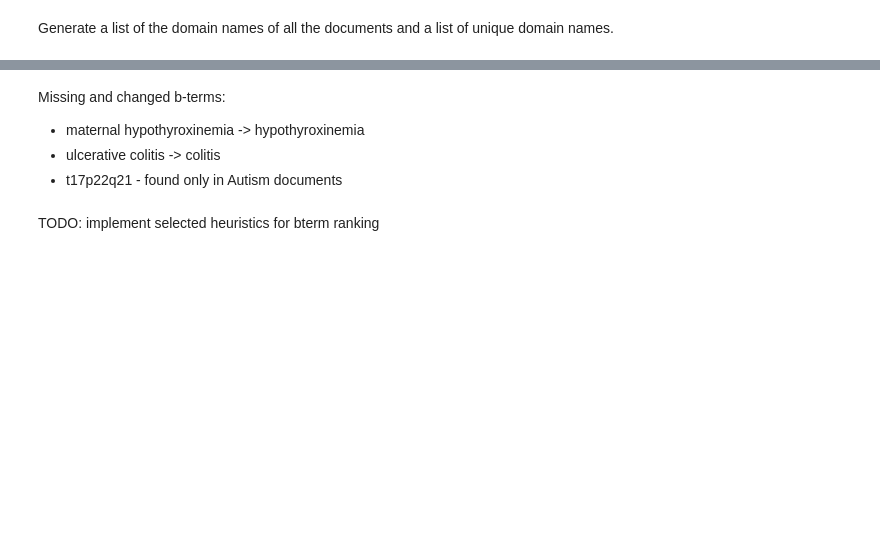
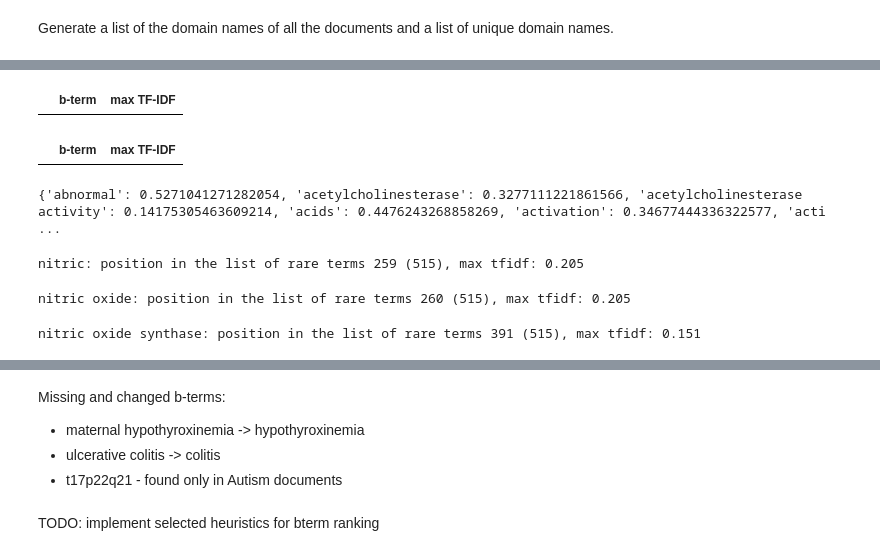
Before and after one commit to BojanCestnik/LBD_book, a Jupyter notebook: notebooks/LBD_mini_CrossBee_alz.ipynb, the cells around one changed output, grey strips where cells are left out. Saved outputs shown, nothing was run; the diff lists cells and outputs as text; code cells hidden in the pictures; blank space fills up the shorter version.

```diff
--- a/notebooks/LBD_mini_CrossBee_alz.ipynb
+++ b/notebooks/LBD_mini_CrossBee_alz.ipynb
@@ -48,5 +64,6 @@ fileName = 'input/61_Alz_GIMB_Crossbee.txt'
 fileName = 'input/f_alzheimer_gimb_outliers_1.txt'
 fileName = 'input/f_alzheimer_gimb_outliers_2.txt'
 fileName = 'input/f_alzheimer_gimb_outliers_3.txt'
+fileName = 'input/f_alzheimer_gimb_outliers_5.txt'
 lines = LBD_01_data_acquisition.load_data_from_file(fileName)
 lines[:7]
@@ -57,0 +88,23 @@ lines[:7]
+# %%
+# 1. Load data
+mesh_lines = LBD_01_data_acquisition.load_data_from_file("input/MESH_D08_D12.txt")
+
+# 2. Dictionary construction
+mesh_docs_dict = LBD_02_data_preprocessing.construct_dict_from_list(mesh_lines)
+
+# 3. Pre-processing of documents
+keep_list = []
+remove_list = []
+mesh_prep_docs_dict = LBD_02_data_preprocessing.preprocess_docs_dict(
+    mesh_docs_dict, keep_list = keep_list, remove_list = remove_list, mesh_word_list = [], \
+    cleaning = True, remove_stopwords = True, lemmatization = True, min_word_length = 5)
+
+# 4. Extract pre-processed documents
+mesh_prep_docs_list = LBD_02_data_preprocessing.extract_preprocessed_documents_list(mesh_prep_docs_dict)
+
+# 5. Feature extraction (Bag of Words)
+mesh_word_list, mesh_bow_matrix = LBD_03_feature_extraction.create_bag_of_words(mesh_prep_docs_list, 1, 1)
+
+# print the part of the MeSH list
+print('Number of terms in MeSH D08 and D12 vocabulary: ', len(mesh_word_list))
+print('First 7 words in the mesh_word_list:', mesh_word_list[:7])
@@ -63,9 +125,9 @@ docs_dict = LBD_02_data_preprocessing.construct_dict_from_list(lines)
 keep_list = []
 remove_list = ['alzheimer', 'macrobiota']
 prep_docs_dict = LBD_02_data_preprocessing.preprocess_docs_dict(
-    docs_dict, keep_list = keep_list, remove_list = remove_list, mesh_word_list = [], \
+    docs_dict, keep_list = keep_list, remove_list = remove_list, mesh_word_list = mesh_word_list, \
     cleaning = True, remove_stopwords = True, lemmatization = True, \
-    min_word_length = 4, keep_only_nouns = False)
+    min_word_length = 4, keep_only_nouns = False, keep_only_mesh = True, stemming = False, stem_type = None)
 
 ids_list = LBD_02_data_preprocessing.extract_ids_list(prep_docs_dict)
 prep_docs_list = LBD_02_data_preprocessing.extract_preprocessed_documents_list(prep_docs_dict)
@@ -263,19 +417,33 @@ df[0:25]
 # %%
 df[1201:1225]
+# %% [output]
+|  | b-term | max TF-IDF |
+# %%
+df[1050:1060]
+# %% [output]
+|  | b-term | max TF-IDF |
 # %%
 print(max_word_tfidf_selected)
+# %% [output]
+{'abnormal': 0.5271041271282054, 'acetylcholinesterase': 0.3277111221861566, 'acetylcholinesterase activity': 0.14175305463609214, 'acids': 0.4476243268858269, 'activation': 0.34677444336322577, 'acti ...
 # %%
 name = 'nitric'
 print(name, ': ', 'position in the list of rare terms ', list(max_word_tfidf_selected_sorted.keys()).index(name), ' (', len(max_word_tfidf_selected_sorted), \
       '), max tfidf: ', format(max_word_tfidf_selected_sorted[name], '.3f'), sep='')
+# %% [output]
+nitric: position in the list of rare terms 259 (515), max tfidf: 0.205
 # %%
 name = 'nitric oxide'
 print(name, ': ', 'position in the list of rare terms ', list(max_word_tfidf_selected_sorted.keys()).index(name), ' (', len(max_word_tfidf_selected_sorted), \
       '), max tfidf: ', format(max_word_tfidf_selected_sorted[name], '.3f'), sep='')
+# %% [output]
+nitric oxide: position in the list of rare terms 260 (515), max tfidf: 0.205
 # %%
 name = 'nitric oxide synthase'
 print(name, ': ', 'position in the list of rare terms ', list(max_word_tfidf_selected_sorted.keys()).index(name), ' (', len(max_word_tfidf_selected_sorted), \
       '), max tfidf: ', format(max_word_tfidf_selected_sorted[name], '.3f'), sep='')
+# %% [output]
+nitric oxide synthase: position in the list of rare terms 391 (515), max tfidf: 0.151
 # %%
 petric_bterms = ["22q112", "deletion syndrome", "asbestos", "bcl2", "bombesin", "calmodulin", "radiation", \
                  "hypothyroxinemia", "synaptic", "synaptic plasticity", "type 1 diabetes", \
```
Also changed, not shown: parts of 22 cells of this notebook, 4 other files.
